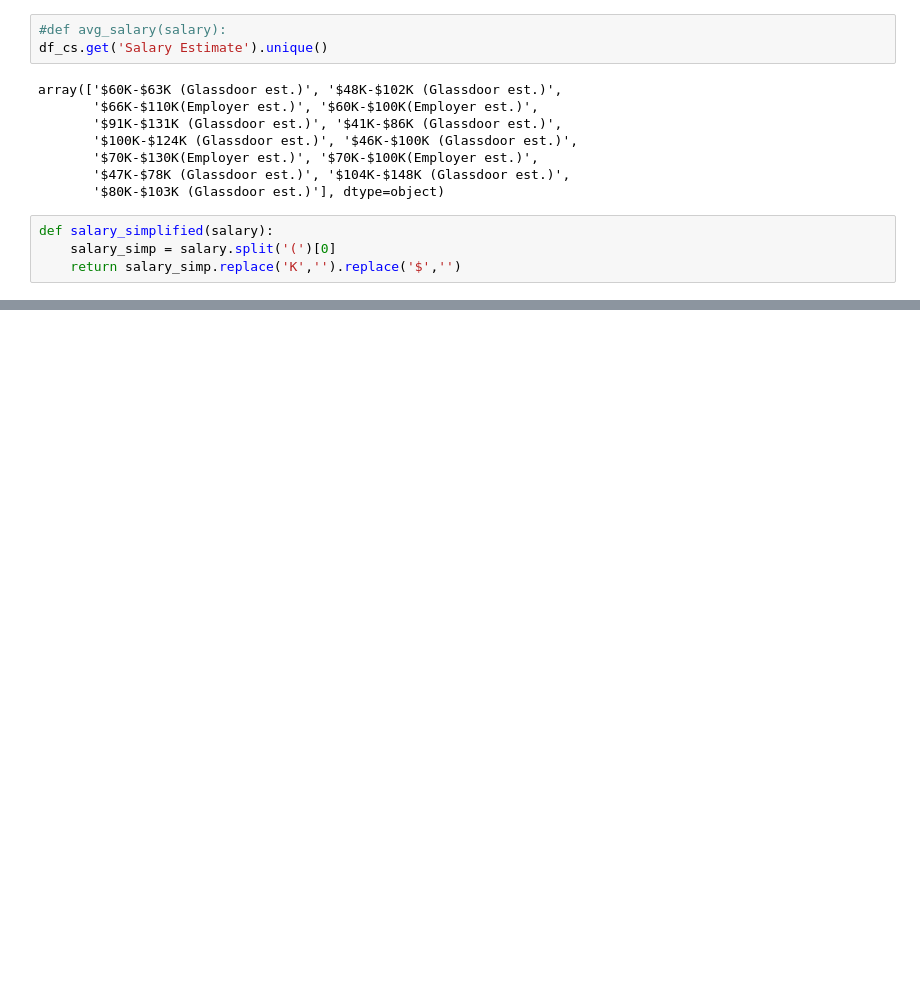
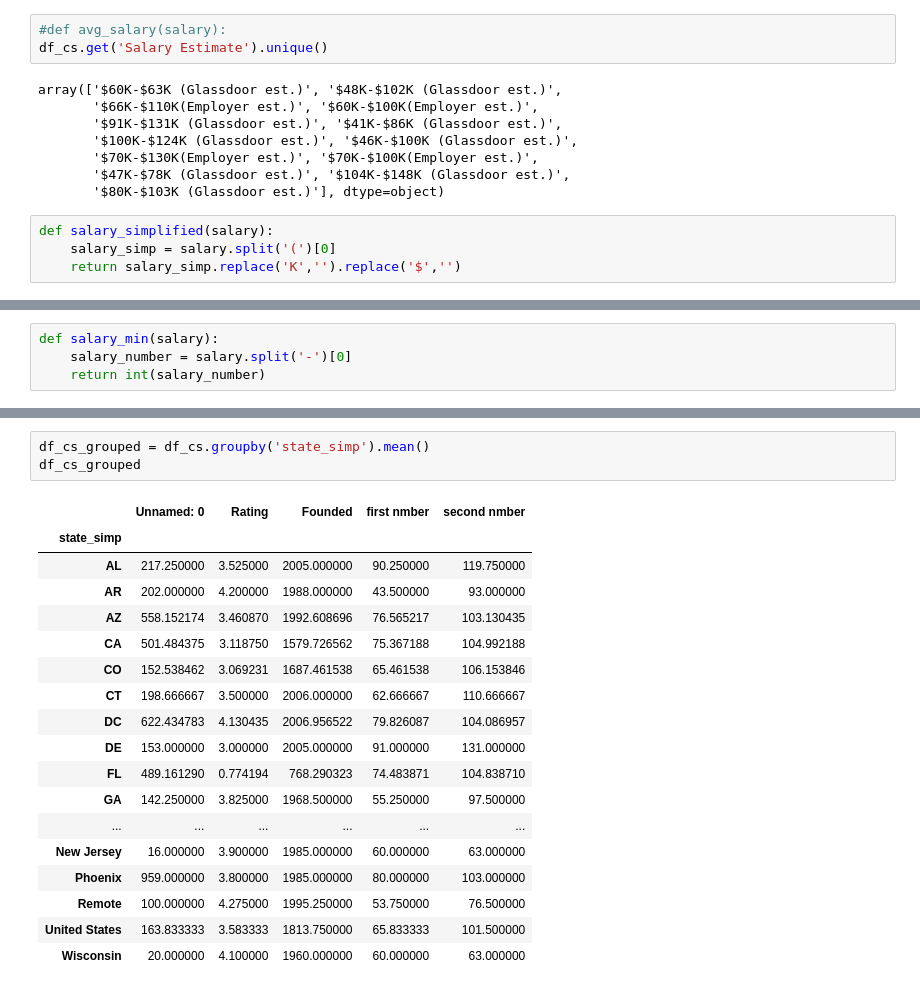
Before and after one commit to damehero/COGS108_Repo, a Jupyter notebook: FinalProject_group62.ipynb, the cells around one changed output, grey strips where cells are left out. Saved outputs shown, nothing was run; the diff lists cells and outputs as text; blank space fills up the shorter version.

```diff
--- a/FinalProject_group62.ipynb
+++ b/FinalProject_group62.ipynb
@@ -134,0 +202,4 @@ array(['60-63 ', '48-102 ', '66-110', '60-100', '91-131 ', '41-86 ',
+# %%
+def salary_min(salary):
+    salary_number = salary.split('-')[0]
+    return int(salary_number)
@@ -134,0 +276,22 @@ array(['60-63 ', '48-102 ', '66-110', '60-100', '91-131 ', '41-86 ',
+# %%
+df_cs_grouped = df_cs.groupby('state_simp').mean()
+df_cs_grouped
+# %% [output]
+|  | Unnamed: 0 | Rating | Founded | first nmber | second nmber |
+| state_simp |  |  |  |  |  |
+| AL | 217.250000 | 3.525000 | 2005.000000 | 90.250000 | 119.750000 |
+| AR | 202.000000 | 4.200000 | 1988.000000 | 43.500000 | 93.000000 |
+| AZ | 558.152174 | 3.460870 | 1992.608696 | 76.565217 | 103.130435 |
+| CA | 501.484375 | 3.118750 | 1579.726562 | 75.367188 | 104.992188 |
+| CO | 152.538462 | 3.069231 | 1687.461538 | 65.461538 | 106.153846 |
+| CT | 198.666667 | 3.500000 | 2006.000000 | 62.666667 | 110.666667 |
+| DC | 622.434783 | 4.130435 | 2006.956522 | 79.826087 | 104.086957 |
+| DE | 153.000000 | 3.000000 | 2005.000000 | 91.000000 | 131.000000 |
+| FL | 489.161290 | 0.774194 | 768.290323 | 74.483871 | 104.838710 |
+| GA | 142.250000 | 3.825000 | 1968.500000 | 55.250000 | 97.500000 |
+| ... | ... | ... | ... | ... | ... |
+| New Jersey | 16.000000 | 3.900000 | 1985.000000 | 60.000000 | 63.000000 |
+| Phoenix | 959.000000 | 3.800000 | 1985.000000 | 80.000000 | 103.000000 |
+| Remote | 100.000000 | 4.275000 | 1995.250000 | 53.750000 | 76.500000 |
+| United States | 163.833333 | 3.583333 | 1813.750000 | 65.833333 | 101.500000 |
+| Wisconsin | 20.000000 | 4.100000 | 1960.000000 | 60.000000 | 63.000000 |
```
Also changed, not shown: parts of 17 cells of this notebook.
